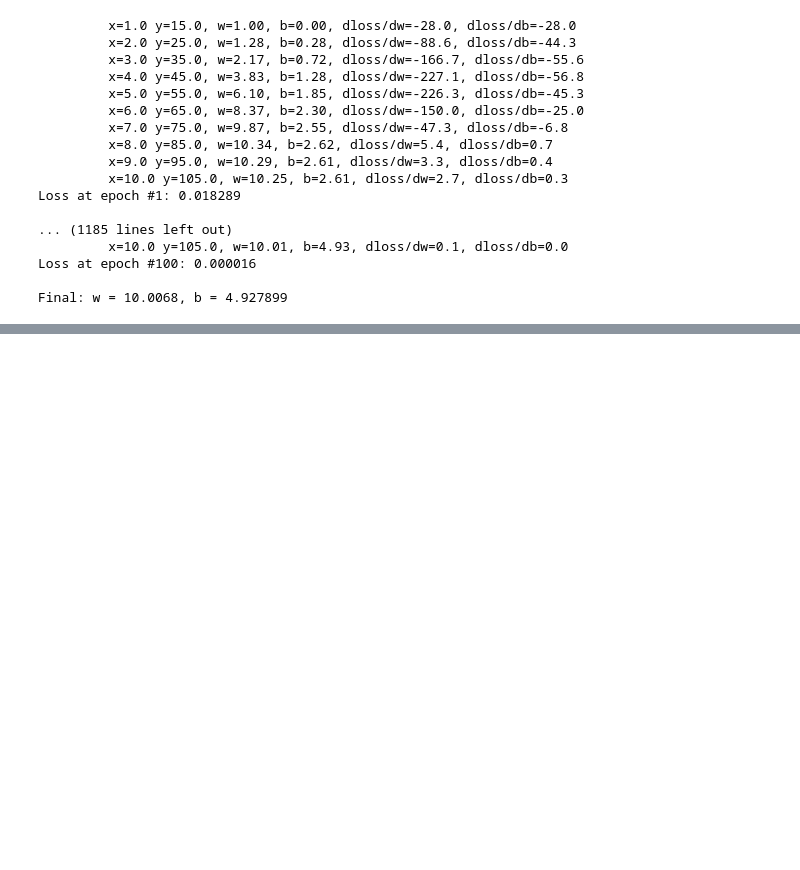
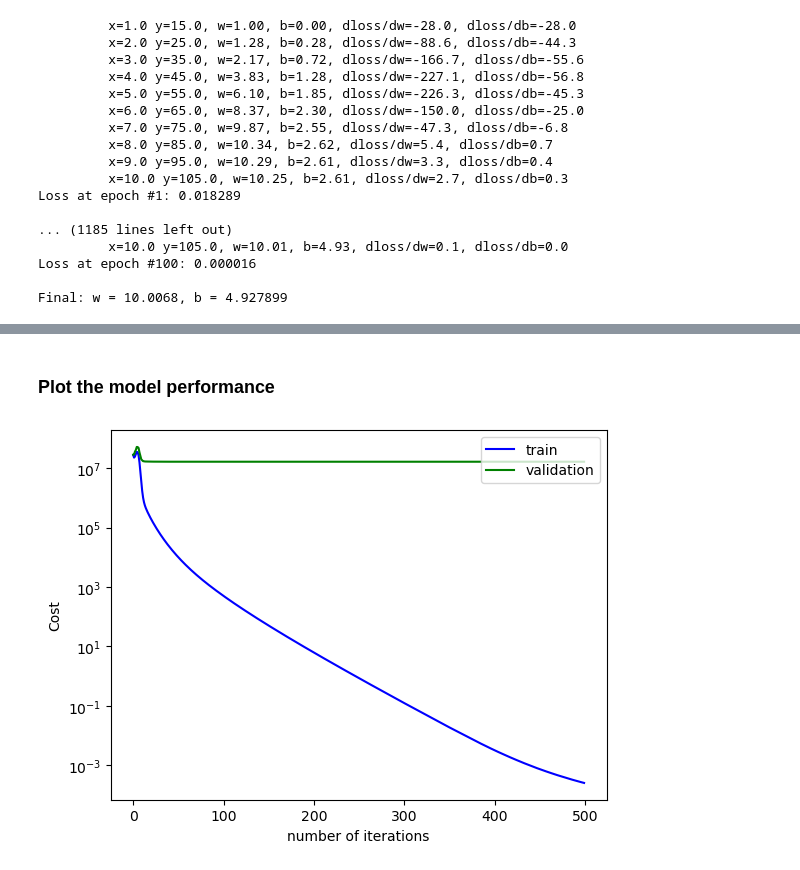
Before and after one commit to judonini/MLcourses, a Jupyter notebook: Solutions/2022/5-Intro_pytorch.ipynb, the cells around one changed output, grey strips where cells are left out. Saved outputs shown, nothing was run; the diff lists cells and outputs as text; code cells hidden in the pictures; blank space fills up the shorter version.

```diff
--- a/Solutions/2022/5-Intro_pytorch.ipynb
+++ b/Solutions/2022/5-Intro_pytorch.ipynb
@@ -414,0 +287,4 @@ for t in range(10000):
+# %%
+# Independent validation sample, on which the model is tested at each epoch
+x_val = torch.randn(N, D_in, device=device, dtype=dtype)
+y_val = torch.randn(N, D_out, device=device, dtype=dtype)
@@ -414,0 +340,12 @@ for t in range(10000):
+# %% [markdown]
+### Plot the model performance
+# %%
+fig = plt.figure()
+plt.plot(counter, cost, color='blue', label='train')
+plt.plot(counter, cost_val, color='green',label='validation')
+plt.legend(loc='upper right')
+plt.xlabel('number of iterations')
+plt.ylabel('Cost')
+plt.yscale('log')
+# %% [output]
+[figure, added]
```
Also changed, not shown: parts of 17 cells of this notebook, 4 other files.
